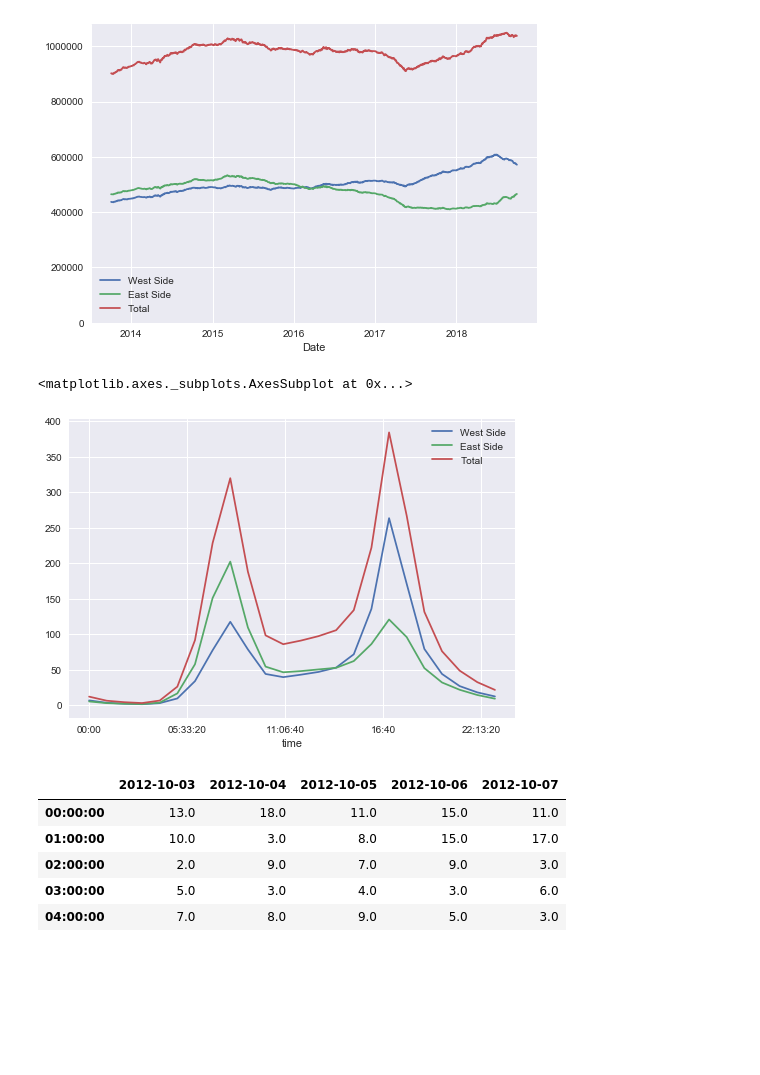
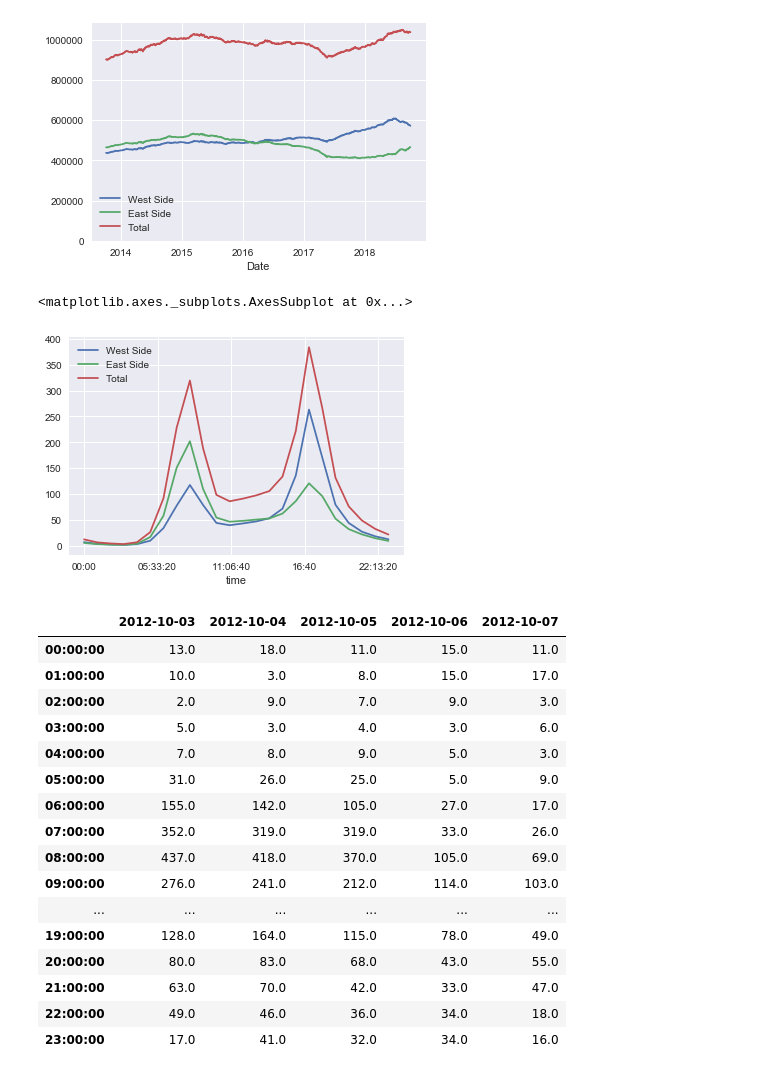
Before and after one commit to Ridge2/JupyterNotes, a Jupyter notebook: seattleBikeData.ipynb, the cells around one changed output. Saved outputs shown, nothing was run; the diff lists cells and outputs as text; code cells hidden in the pictures; blank space fills up the shorter version.

```diff
--- a/seattleBikeData.ipynb
+++ b/seattleBikeData.ipynb
@@ -18,0 +5,15 @@ data.head()
+# %%
+import os
+from urllib.request import urlretrieve
+import pandas as pd
+
+URL = 'https://data.seattle.gov/api/views/65db-xm6k/rows.csv?accessType=DOWNLOAD'
+def get_fremont_data(filename='Fremont.csv', url = URL, force_download=False):
+    if force_download or not os.path.exists(filename):
+        urlretrieve(url, filename)
+    data = pd.read_csv('Fremont.csv', index_col='Date', parse_dates=True)
+    data.columns = ['West Side', 'East Side']
+    data['Total'] = data['West Side'] + data['East Side']
+    return data
+# %%
+data = get_fremont_data()
@@ -33,24 +40,34 @@ data.resample('W').sum().plot()
 # %%
-data['Total'] = data['West Side'] + data['East Side']
 ax = data.resample('D').sum().rolling(365).sum().plot()
 ax.set_ylim(0, None);
 # %% [output]
-[figure, old version]
+[figure, new version]
 # %%
 data.groupby(data.index.time).mean().plot()
 # %% [output]
 <matplotlib.axes._subplots.AxesSubplot at 0x...>
-[figure, old version]
+[figure, new version]
 # %%
 pivoted = data.pivot_table('Total', index = data.index.time, columns = data.index.date)
-pivoted.iloc[:5, :5]
+pivoted.iloc[:24, :5]
 # %% [output]
 |  | 2012-10-03 | 2012-10-04 | 2012-10-05 | 2012-10-06 | 2012-10-07 |
 | 00:00:00 | 13.0 | 18.0 | 11.0 | 15.0 | 11.0 |
 | 01:00:00 | 10.0 | 3.0 | 8.0 | 15.0 | 17.0 |
 | 02:00:00 | 2.0 | 9.0 | 7.0 | 9.0 | 3.0 |
 | 03:00:00 | 5.0 | 3.0 | 4.0 | 3.0 | 6.0 |
 | 04:00:00 | 7.0 | 8.0 | 9.0 | 5.0 | 3.0 |
+| 05:00:00 | 31.0 | 26.0 | 25.0 | 5.0 | 9.0 |
+| 06:00:00 | 155.0 | 142.0 | 105.0 | 27.0 | 17.0 |
+| 07:00:00 | 352.0 | 319.0 | 319.0 | 33.0 | 26.0 |
+| 08:00:00 | 437.0 | 418.0 | 370.0 | 105.0 | 69.0 |
+| 09:00:00 | 276.0 | 241.0 | 212.0 | 114.0 | 103.0 |
+| ... | ... | ... | ... | ... | ... |
+| 19:00:00 | 128.0 | 164.0 | 115.0 | 78.0 | 49.0 |
+| 20:00:00 | 80.0 | 83.0 | 68.0 | 43.0 | 55.0 |
+| 21:00:00 | 63.0 | 70.0 | 42.0 | 33.0 | 47.0 |
+| 22:00:00 | 49.0 | 46.0 | 36.0 | 34.0 | 18.0 |
+| 23:00:00 | 17.0 | 41.0 | 32.0 | 34.0 | 16.0 |
 # %%
 pivoted.plot(legend=False, alpha = 0.01)
 # %% [output]
```
Also changed, not shown: parts of 8 cells of this notebook.
